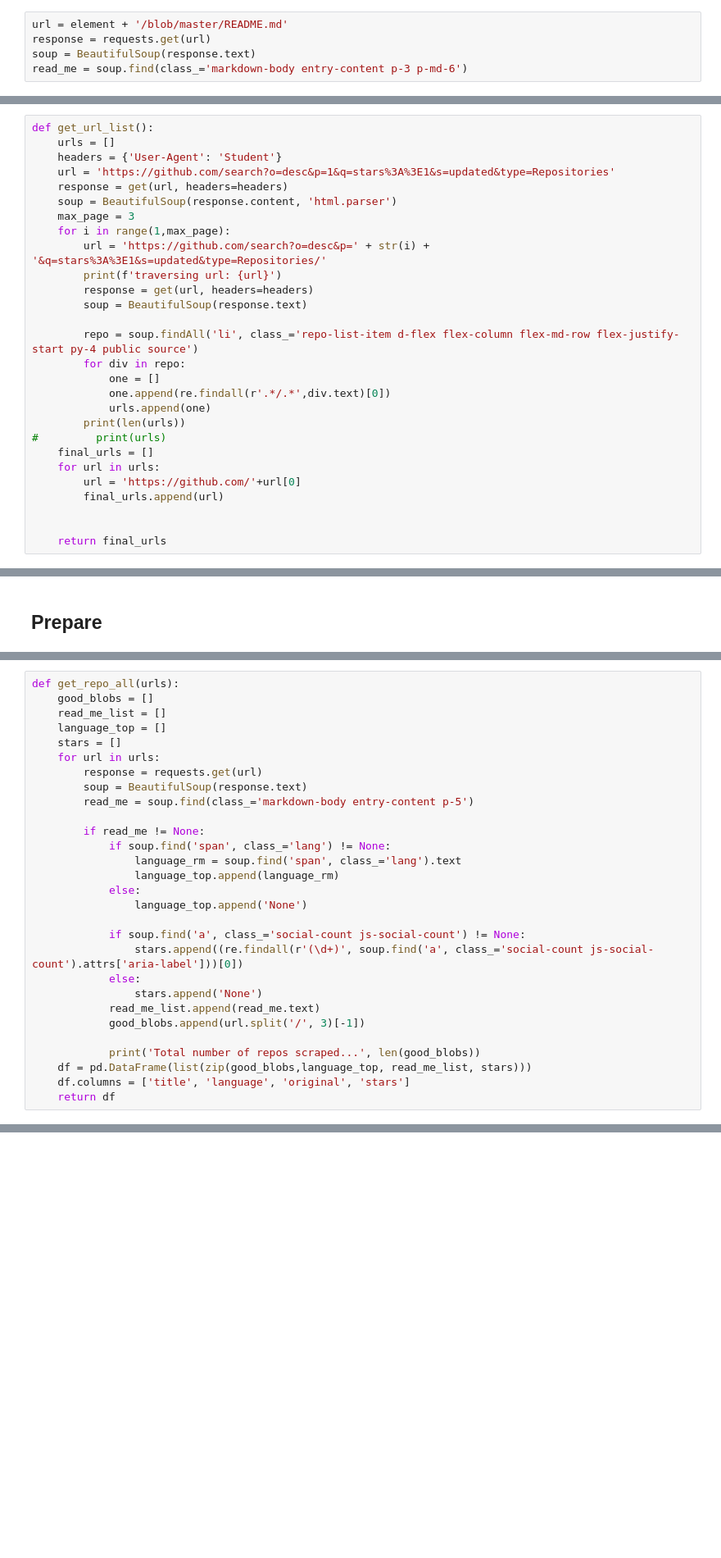
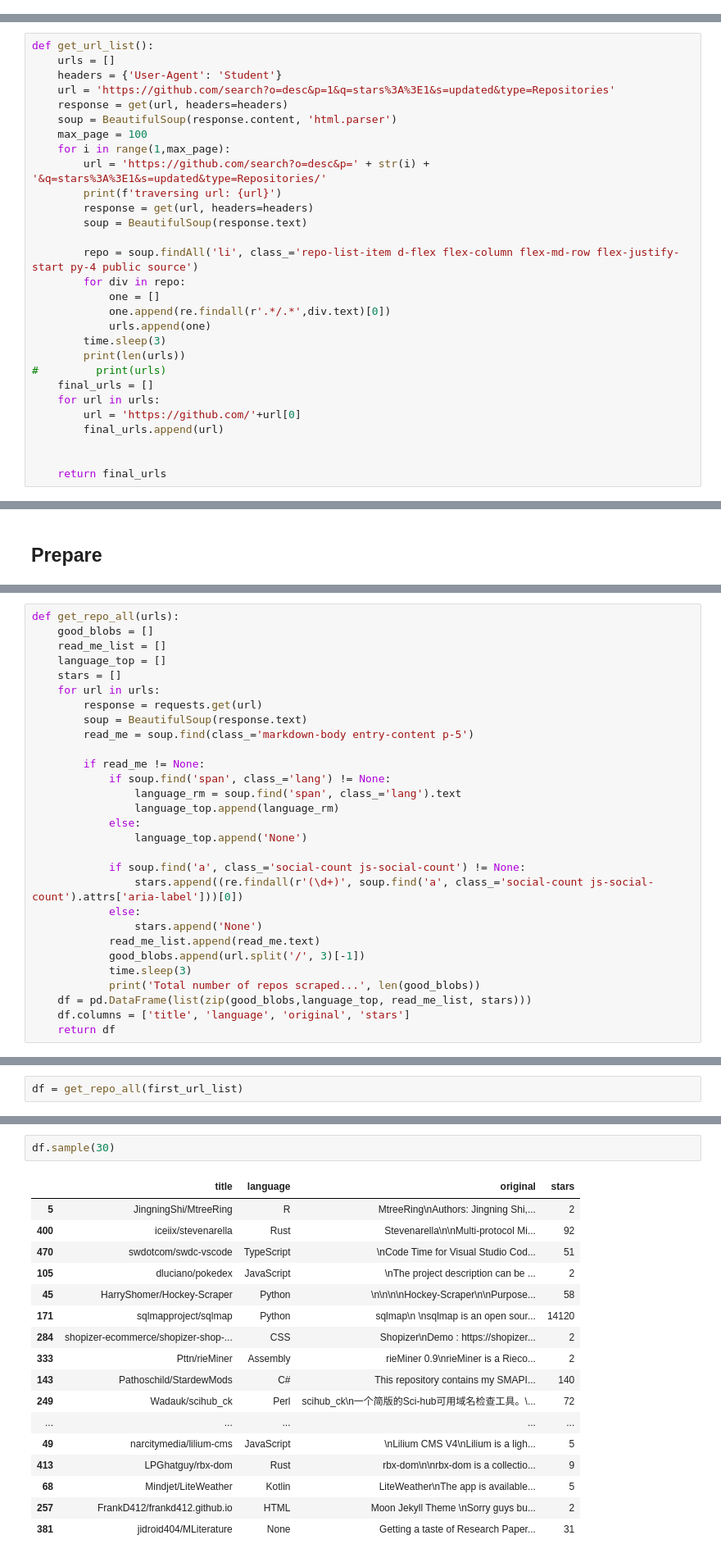
Before and after one commit to codeup-cyber-linguists/languages-classifier, a Jupyter notebook: jesse_nlp_nb.ipynb, the cells around one changed output, grey strips where cells are left out. Shown at 82% size. Cells and saved outputs as stored; diff of their text form; blank space fills up the shorter version.

Commit message:
Loaded a new larger set of repos about 600 repos

```diff
--- a/jesse_nlp_nb.ipynb
+++ b/jesse_nlp_nb.ipynb
@@ -389,10 +348,5 @@ for div in repo2:
 # %% [markdown]
 ### Okay, this can't be achieved with Regex... going to webscrape from the Repo site instead...
-# %%
-url = element + '/blob/master/README.md'
-response = requests.get(url)
-soup = BeautifulSoup(response.text)
-read_me = soup.find(class_='markdown-body entry-content p-3 p-md-6')
 # %% [markdown]
 ### How to find the URLS from many pages on this page:
 https://github.com/search?o=desc&p=1&q=stars%3A%3E1&s=updated&type=Repositories
@@ -403,7 +357,7 @@ def get_url_list():
     url = 'https://github.com/search?o=desc&p=1&q=stars%3A%3E1&s=updated&type=Repositories'
     response = get(url, headers=headers)
     soup = BeautifulSoup(response.content, 'html.parser')
-    max_page = 3
+    max_page = 100
     for i in range(1,max_page):
         url = 'https://github.com/search?o=desc&p=' + str(i) + '&q=stars%3A%3E1&s=updated&type=Repositories/'
         print(f'traversing url: {url}')
@@ -415,6 +369,7 @@ def get_url_list():
             one = []
             one.append(re.findall(r'.*/.*',div.text)[0])
             urls.append(one)
+        time.sleep(3)
         print(len(urls))
 #         print(urls)
     final_urls = []
@@ -545,7 +472,7 @@ def get_repo_all(urls):
                 stars.append('None')
             read_me_list.append(read_me.text)
             good_blobs.append(url.split('/', 3)[-1])
-
+            time.sleep(3)
             print('Total number of repos scraped...', len(good_blobs))
     df = pd.DataFrame(list(zip(good_blobs,language_top, read_me_list, stars)))
     df.columns = ['title', 'language', 'original', 'stars']
@@ -590,0 +480,2 @@ Total number of repos scraped... 18
+# %%
+df = get_repo_all(first_url_list)
@@ -591,3 +502,23 @@ Total number of repos scraped... 18
+# %%
+df.sample(30)
+# %% [output]
+|  | title | language | original | stars |
+| 5 | JingningShi/MtreeRing | R | MtreeRing\nAuthors: Jingning Shi,... | 2 |
+| 400 | iceiix/stevenarella | Rust | Stevenarella\n\nMulti-protocol Mi... | 92 |
+| 470 | swdotcom/swdc-vscode | TypeScript | \nCode Time for Visual Studio Cod... | 51 |
+| 105 | dluciano/pokedex | JavaScript | \nThe project description can be ... | 2 |
+| 45 | HarryShomer/Hockey-Scraper | Python | \n\n\n\nHockey-Scraper\n\nPurpose... | 58 |
+| 171 | sqlmapproject/sqlmap | Python | sqlmap\n \nsqlmap is an open sour... | 14120 |
+| 284 | shopizer-ecommerce/shopizer-shop-... | CSS | Shopizer\nDemo : https://shopizer... | 2 |
+| 333 | Pttn/rieMiner | Assembly | rieMiner 0.9\nrieMiner is a Rieco... | 2 |
+| 143 | Pathoschild/StardewMods | C# | This repository contains my SMAPI... | 140 |
+| 249 | Wadauk/scihub_ck | Perl | scihub_ck\n一个简版的Sci-hub可用域名检查工具。\... | 72 |
+| ... | ... | ... | ... | ... |
+| 49 | narcitymedia/lilium-cms | JavaScript | \nLilium CMS V4\nLilium is a ligh... | 5 |
+| 413 | LPGhatguy/rbx-dom | Rust | rbx-dom\n\nrbx-dom is a collectio... | 9 |
+| 68 | Mindjet/LiteWeather | Kotlin | LiteWeather\nThe app is available... | 5 |
+| 257 | FrankD412/frankd412.github.io | HTML | Moon Jekyll Theme \nSorry guys bu... | 2 |
+| 381 | jidroid404/MLiterature | None | Getting a taste of Research Paper... | 31 |
 # %% [markdown]
 ### We have a working master notebook that saves a large dataframe with all the repos. Because this is so big, we saved it to a csv.
 
```
Also changed, not shown: parts of 101 cells of this notebook.
